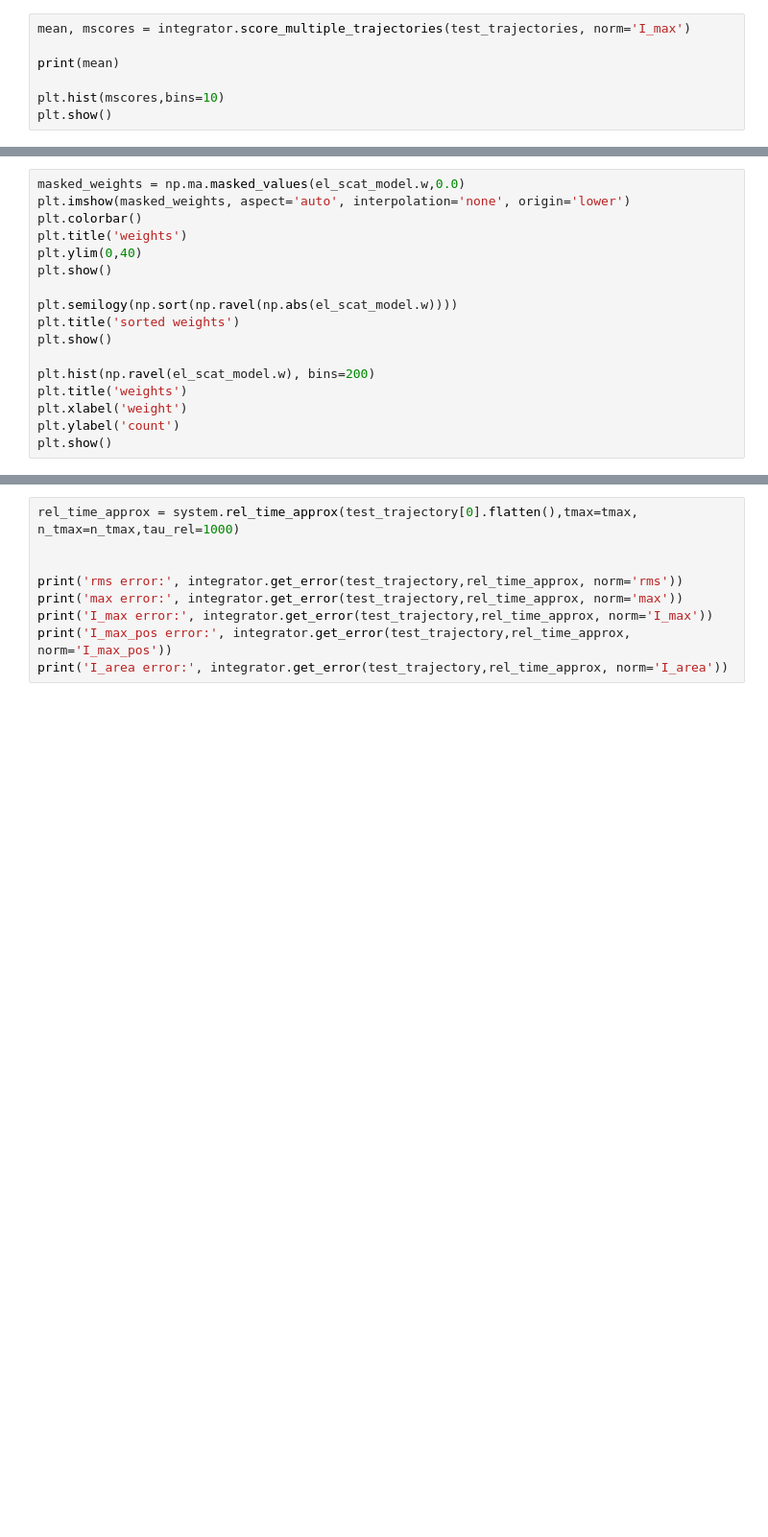
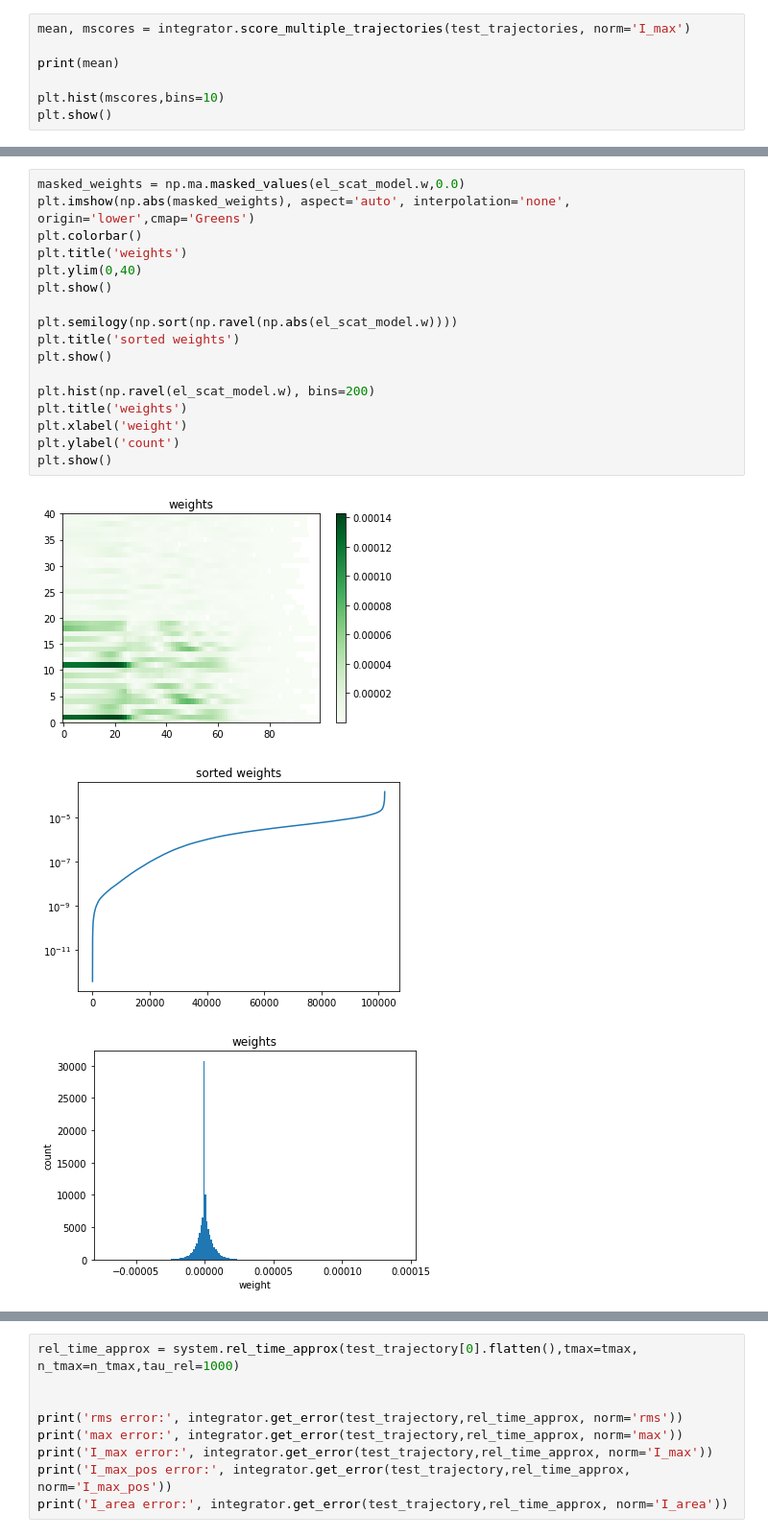
Before and after one commit to stmeinecke/derrom, a Jupyter notebook: PHELPH_simulate_wML.ipynb, the cells around one changed output, grey strips where cells are left out. Shown at 96% size. Drawn from its saved outputs; the diff is of its cells as text; blank space fills up the shorter version.

```diff
--- a/PHELPH_simulate_wML.ipynb
+++ b/PHELPH_simulate_wML.ipynb
@@ -286,20 +305,24 @@ plt.show()
 # %%
 masked_weights = np.ma.masked_values(el_scat_model.w,0.0)
-plt.imshow(masked_weights, aspect='auto', interpolation='none', origin='lower')
+plt.imshow(np.abs(masked_weights), aspect='auto', interpolation='none', origin='lower',cmap='Greens')
 plt.colorbar()
 plt.title('weights')
 plt.ylim(0,40)
 plt.show()
 
 plt.semilogy(np.sort(np.ravel(np.abs(el_scat_model.w))))
 plt.title('sorted weights')
 plt.show()
 
 plt.hist(np.ravel(el_scat_model.w), bins=200)
 plt.title('weights')
 plt.xlabel('weight')
 plt.ylabel('count')
 plt.show()
+# %% [output]
+[figure, added]
+[figure, added]
+[figure, added]
 # %%
 plt.semilogy(dim_reducer.S[:20], 'o')
 plt.show()
```
Also changed, not shown: parts of 6 cells of this notebook, 4 other files.
